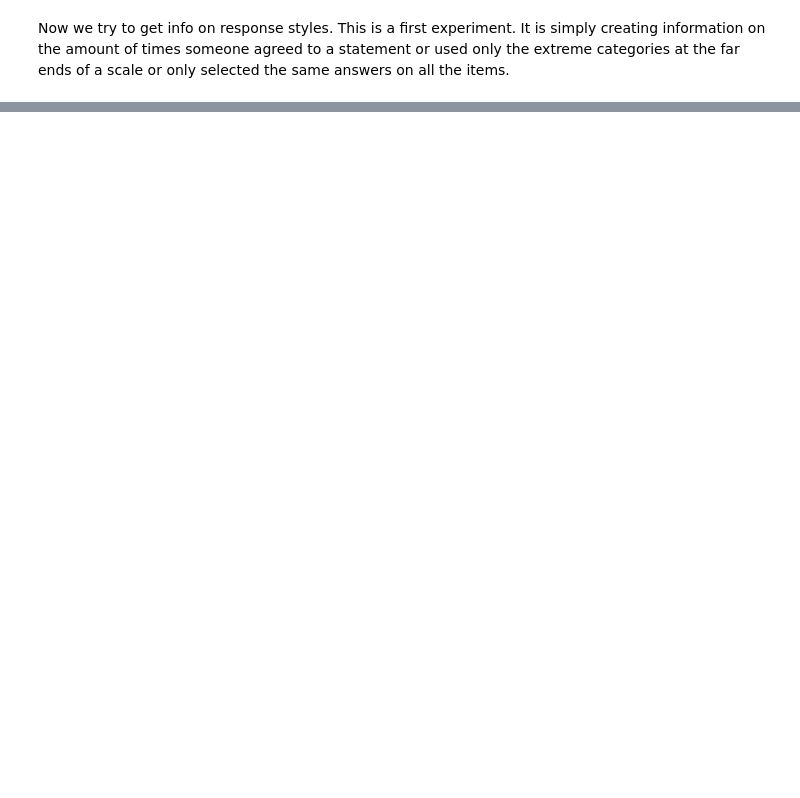
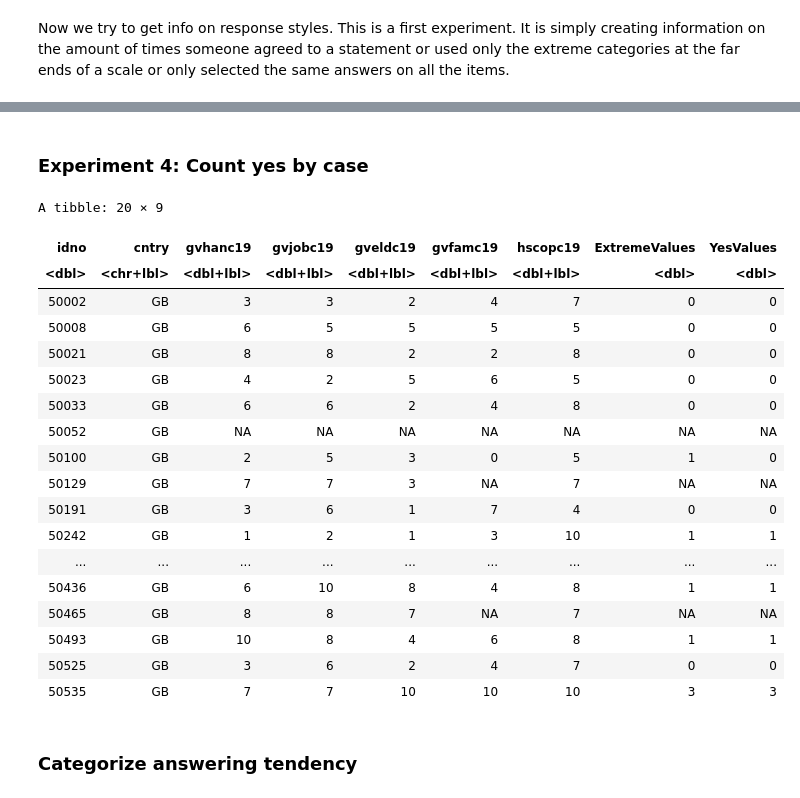
Before and after one commit to alexseymer/WAPOR2023_W5_ASDQ, a Jupyter notebook: RESPONSESTYLES.ipynb, the cells around one changed output, grey strips where cells are left out. Cells and saved outputs as stored; diff of their text form; code cells hidden in the pictures; blank space fills up the shorter version.

```diff
--- a/RESPONSESTYLES.ipynb
+++ b/RESPONSESTYLES.ipynb
@@ -37,0 +37,12 @@ table(dataWS$gvhanc19,
+# %%
+# Define variables for experiments
+Exp_Vars <- c("gvhanc19", "gvjobc19", "gveldc19", "gvfamc19", "hscopc19")
+# Define variables for subsetting
+Subset_Vars <- c("idno", "cntry", Exp_Vars)
+
+# Combine both datasets and select variables of interest
+dataWS <- rbind(uk_ten[, Subset_Vars],
+                at_ten[, Subset_Vars])
+
+# Print the merged dataset
+head(dataWS, n=20)
@@ -40,0 +151,13 @@ This is a first experiment. It is simply creating information on the amount of t
+# %%
+# Function to count extremes by case
+calculateExtremeValues <- function(data, Exp_Vars) {
+  extreme_count <- rowSums(data[Exp_Vars] == 0 | data[Exp_Vars] == 10)
+  data$ExtremeValues <- extreme_count
+  return(data)
+}
+
+# Execute funtion
+dataWS <- calculateExtremeValues(dataWS, Exp_Vars)
+
+# Show first 20 cases of data
+head(dataWS, n=20)
@@ -40,0 +184,37 @@ This is a first experiment. It is simply creating information on the amount of t
+# %% [markdown]
+### Experiment 4: Count yes by case
+# %%
+# Function to count yes by case
+calculateYesValues <- function(data, Exp_Vars) {
+  yes_count <- rowSums(data[Exp_Vars] == 10)
+  data$YesValues <- yes_count
+  return(data)
+}
+
+# Execute funtion
+dataWS <- calculateYesValues(dataWS, Exp_Vars)
+
+# Show first 20 cases of data
+head(dataWS, n=20)
+# %% [output]
+A tibble: 20 × 9
+| idno | cntry | gvhanc19 | gvjobc19 | gveldc19 | gvfamc19 | hscopc19 | ExtremeValues | YesValues |
+| <dbl> | <chr+lbl> | <dbl+lbl> | <dbl+lbl> | <dbl+lbl> | <dbl+lbl> | <dbl+lbl> | <dbl> | <dbl> |
+| 50002 | GB | 3 | 3 | 2 | 4 | 7 | 0 | 0 |
+| 50008 | GB | 6 | 5 | 5 | 5 | 5 | 0 | 0 |
+| 50021 | GB | 8 | 8 | 2 | 2 | 8 | 0 | 0 |
+| 50023 | GB | 4 | 2 | 5 | 6 | 5 | 0 | 0 |
+| 50033 | GB | 6 | 6 | 2 | 4 | 8 | 0 | 0 |
+| 50052 | GB | NA | NA | NA | NA | NA | NA | NA |
+| 50100 | GB | 2 | 5 | 3 | 0 | 5 | 1 | 0 |
+| 50129 | GB | 7 | 7 | 3 | NA | 7 | NA | NA |
+| 50191 | GB | 3 | 6 | 1 | 7 | 4 | 0 | 0 |
+| 50242 | GB | 1 | 2 | 1 | 3 | 10 | 1 | 1 |
+| ... | ... | ... | ... | ... | ... | ... | ... | ... |
+| 50436 | GB | 6 | 10 | 8 | 4 | 8 | 1 | 1 |
+| 50465 | GB | 8 | 8 | 7 | NA | 7 | NA | NA |
+| 50493 | GB | 10 | 8 | 4 | 6 | 8 | 1 | 1 |
+| 50525 | GB | 3 | 6 | 2 | 4 | 7 | 0 | 0 |
+| 50535 | GB | 7 | 7 | 10 | 10 | 10 | 3 | 3 |
+# %% [markdown]
+### Categorize answering tendency
```
Also changed, not shown: parts of 36 cells of this notebook, 3 other files.
